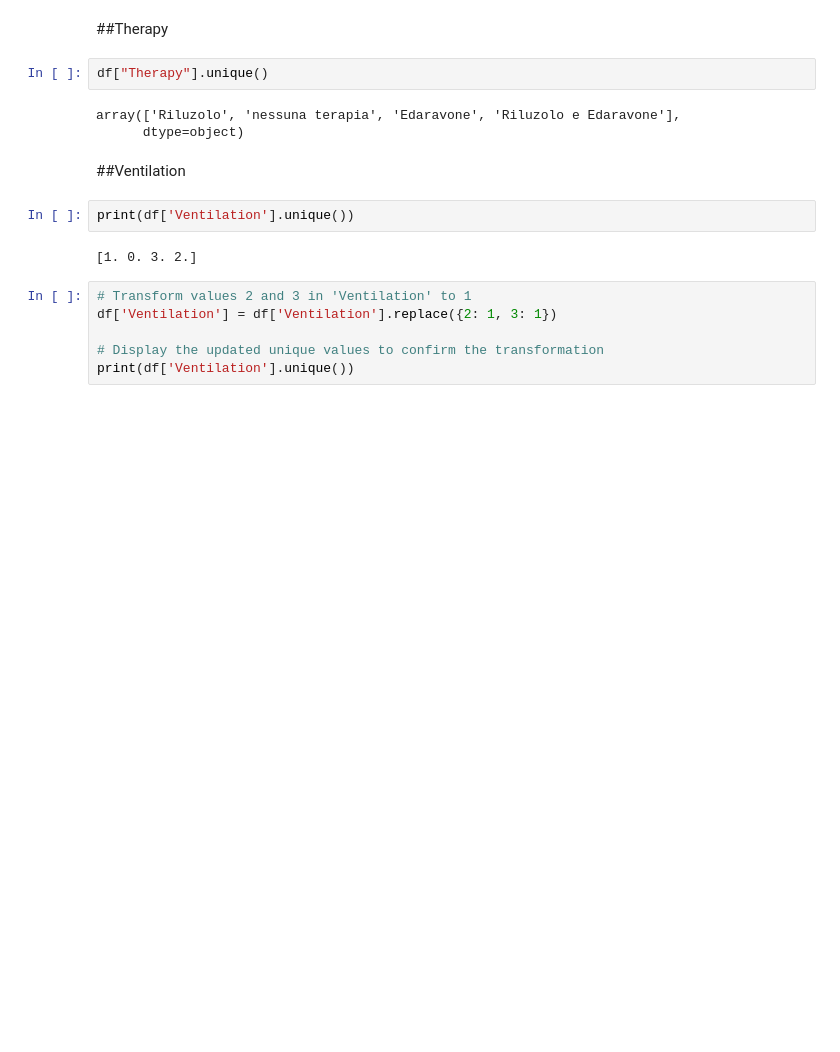
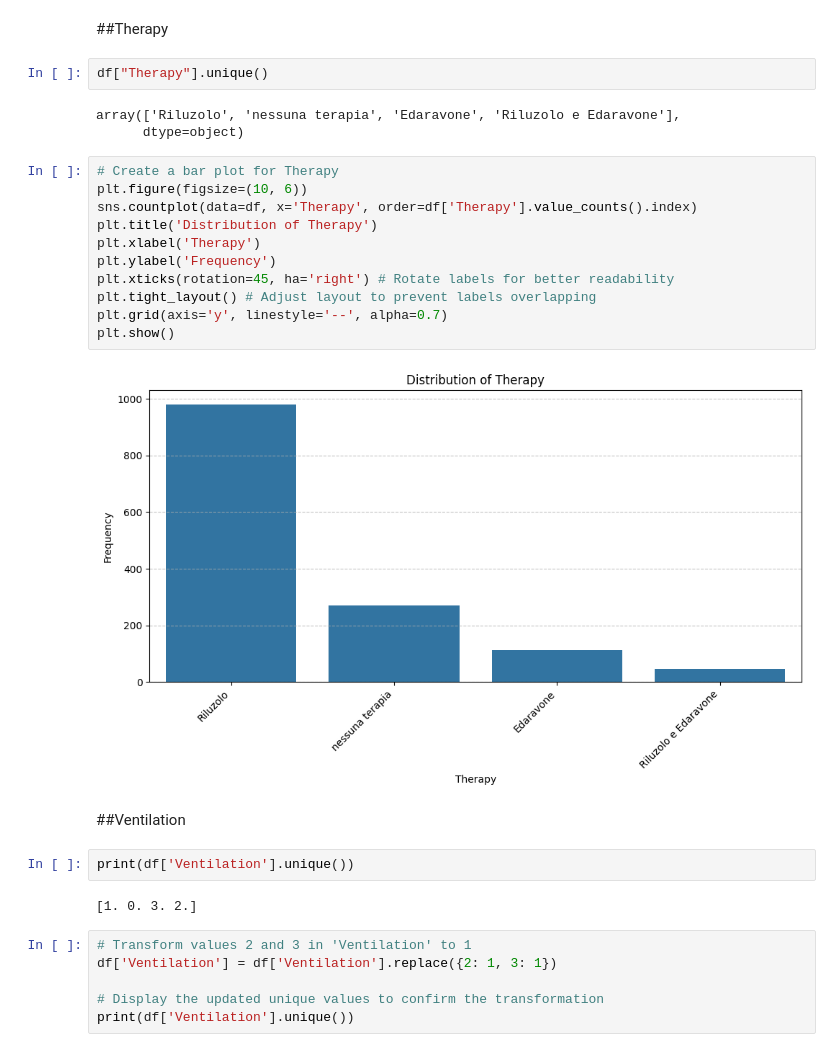
Before and after one commit to FaridRash/Advance-Statistical-Learnin--Semester-3, a Jupyter notebook: MH/Mh_AD_Data_understanding.ipynb, the cells around one changed output. Cells and saved outputs as stored; diff of their text form; blank space fills up the shorter version.

```diff
--- a/MH/Mh_AD_Data_understanding.ipynb
+++ b/MH/Mh_AD_Data_understanding.ipynb
@@ -386,6 +413,19 @@ df["Therapy"].unique()
 # %% [output]
 array(['Riluzolo', 'nessuna terapia', 'Edaravone', 'Riluzolo e Edaravone'],
       dtype=object)
+# %%
+# Create a bar plot for Therapy
+plt.figure(figsize=(10, 6))
+sns.countplot(data=df, x='Therapy', order=df['Therapy'].value_counts().index)
+plt.title('Distribution of Therapy')
+plt.xlabel('Therapy')
+plt.ylabel('Frequency')
+plt.xticks(rotation=45, ha='right') # Rotate labels for better readability
+plt.tight_layout() # Adjust layout to prevent labels overlapping
+plt.grid(axis='y', linestyle='--', alpha=0.7)
+plt.show()
+# %% [output]
+[figure, added]
 # %% [markdown]
 ##Ventilation
 # %%
```
Also changed, not shown: parts of 4 cells of this notebook.
